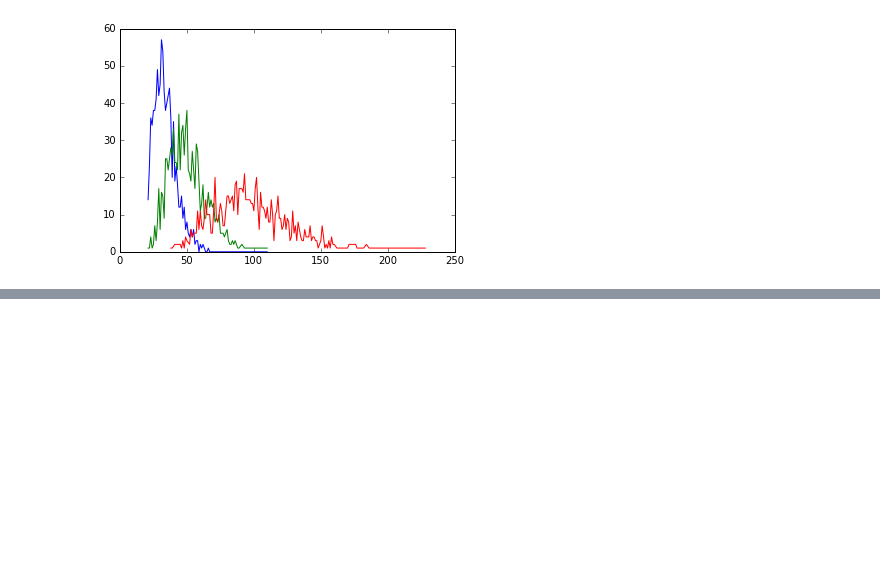
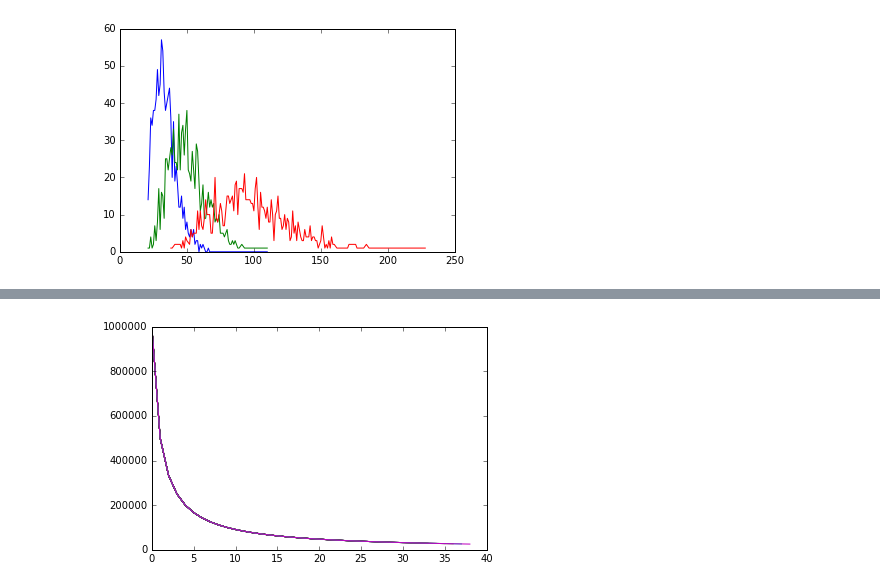
Before and after one commit to thevioletpiece/data_science_tools, a Jupyter notebook: Population Modelling.ipynb, the cells around one changed output, grey strips where cells are left out. Cells and saved outputs as stored; diff of their text form; code cells hidden in the pictures; blank space fills up the shorter version.

```diff
--- a/Population Modelling.ipynb
+++ b/Population Modelling.ipynb
@@ -146,0 +177,7 @@ plt.show()
+# %%
+def linearChurn(initialCohort, age, loss, variance):
+    a = round(initialCohort*(1-age*loss) + initialCohort*variance*(random.random()-0.5))
+    if a > 0:
+        return a
+    else:
+        return 0
@@ -146,0 +189,22 @@ plt.show()
+# %%
+cohorts = []
+
+#Simulate a list of cohort sizes as a function of age and time
+for j in range(40):
+    item=[(i, 40+i-j, linearChurn(1000000*(0.9 + 0.2*random.random()), i, 0.05, 0.1))  for i in range(j)]
+    cohorts.append(item)
+# %%
+cohorts = []
+
+#Simulate a list of cohort sizes as a function of age and time
+for j in range(40):
+    item=[(i, 40+i-j, 1000000*powerLaw(i+1,1))  for i in range(j)]
+    cohorts.append(item)
+# %%
+# This is a very reasonable retention curve
+for j in range(40):
+    plt.plot([p[0] for p in cohorts[j]] ,[p[2] for p in cohorts[j]])
+
+plt.show()
+# %% [output]
+[figure, added]
```
Also changed, not shown: parts of 19 cells of this notebook, 1 other file.
